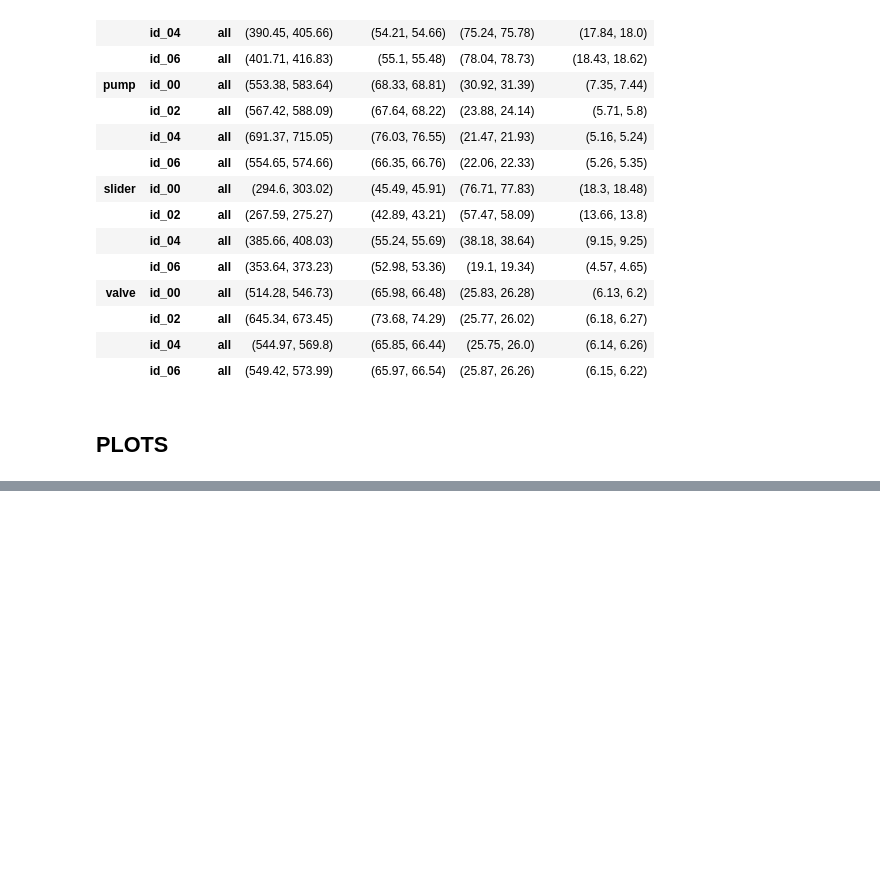
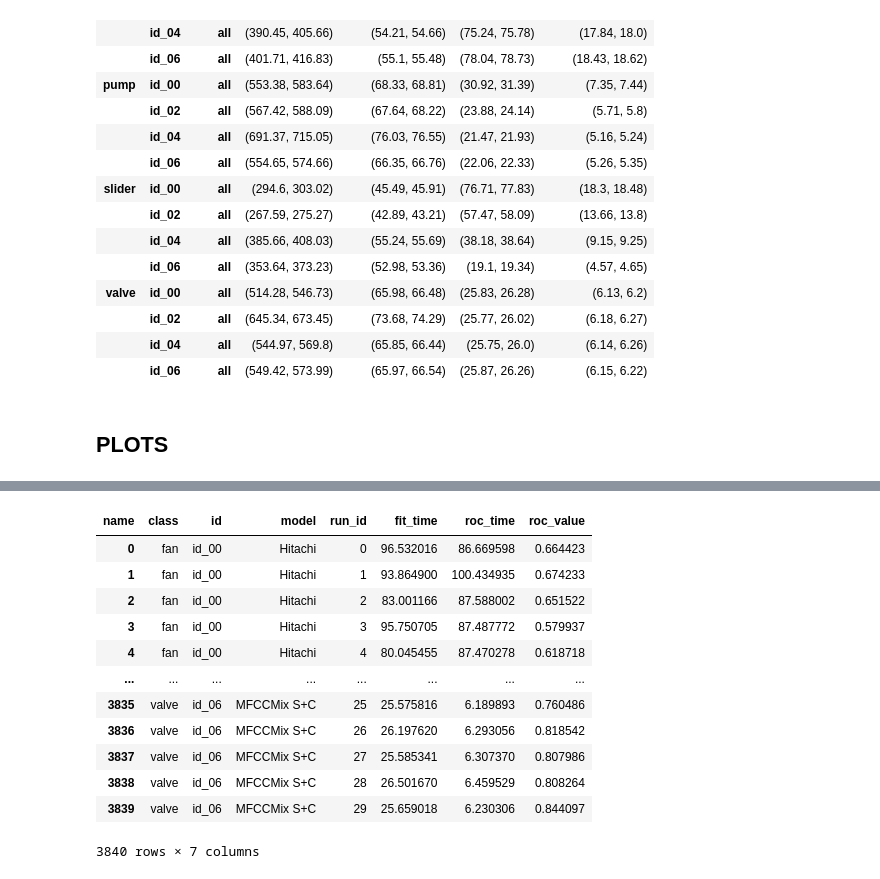
Before and after one commit to IoTDataAtelier/mtsa, a Jupyter notebook: publications/infsci2023/analysis.ipynb, the cells around one changed output, grey strips where cells are left out. Drawn from its saved outputs; the diff is of its cells as text; code cells hidden in the pictures; blank space fills up the shorter version.

```diff
--- a/publications/infsci2023/analysis.ipynb
+++ b/publications/infsci2023/analysis.ipynb
@@ -232,0 +237,17 @@ st.ttest_ind(b,a, alternative='greater')
+# %%
+data = df_individual.reset_index()
+data
+# %% [output]
+| name | class | id | model | run_id | fit_time | roc_time | roc_value |
+| 0 | fan | id_00 | Hitachi | 0 | 96.532016 | 86.669598 | 0.664423 |
+| 1 | fan | id_00 | Hitachi | 1 | 93.864900 | 100.434935 | 0.674233 |
+| 2 | fan | id_00 | Hitachi | 2 | 83.001166 | 87.588002 | 0.651522 |
+| 3 | fan | id_00 | Hitachi | 3 | 95.750705 | 87.487772 | 0.579937 |
+| 4 | fan | id_00 | Hitachi | 4 | 80.045455 | 87.470278 | 0.618718 |
+| ... | ... | ... | ... | ... | ... | ... | ... |
+| 3835 | valve | id_06 | MFCCMix S+C | 25 | 25.575816 | 6.189893 | 0.760486 |
+| 3836 | valve | id_06 | MFCCMix S+C | 26 | 26.197620 | 6.293056 | 0.818542 |
+| 3837 | valve | id_06 | MFCCMix S+C | 27 | 25.585341 | 6.307370 | 0.807986 |
+| 3838 | valve | id_06 | MFCCMix S+C | 28 | 26.501670 | 6.459529 | 0.808264 |
+| 3839 | valve | id_06 | MFCCMix S+C | 29 | 25.659018 | 6.230306 | 0.844097 |
+3840 rows × 7 columns
```
Also changed, not shown: parts of 12 cells of this notebook, 3 other files.
